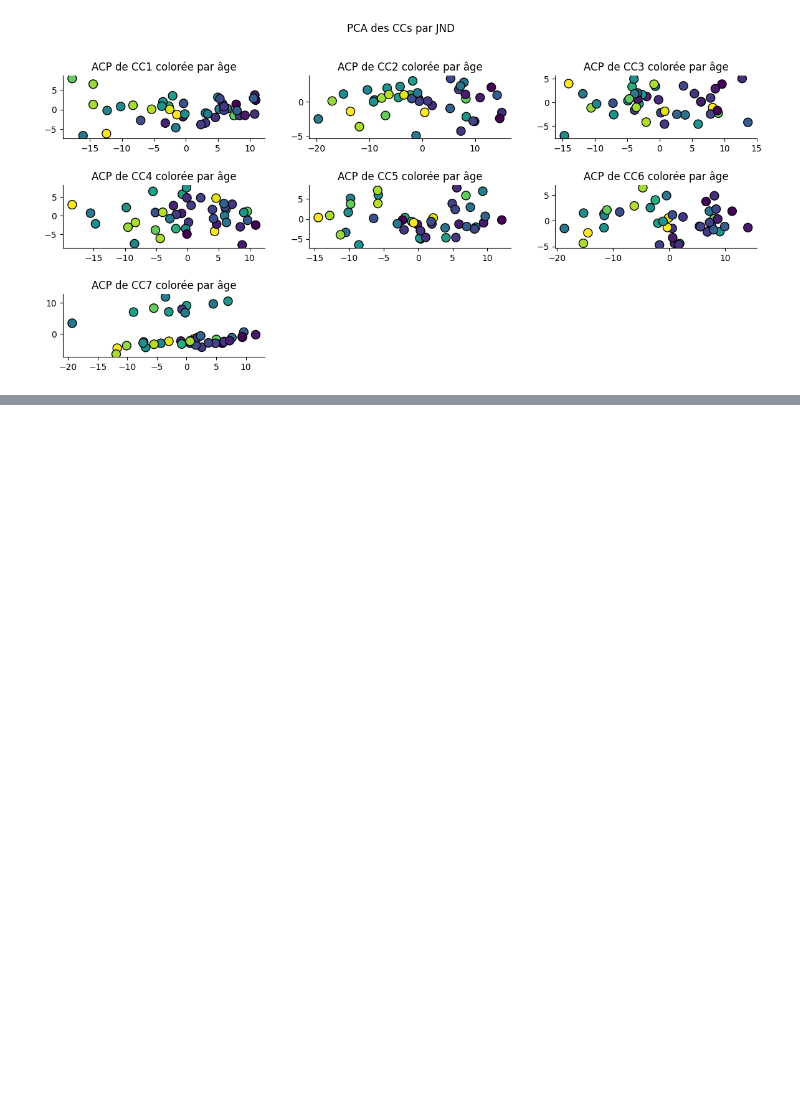
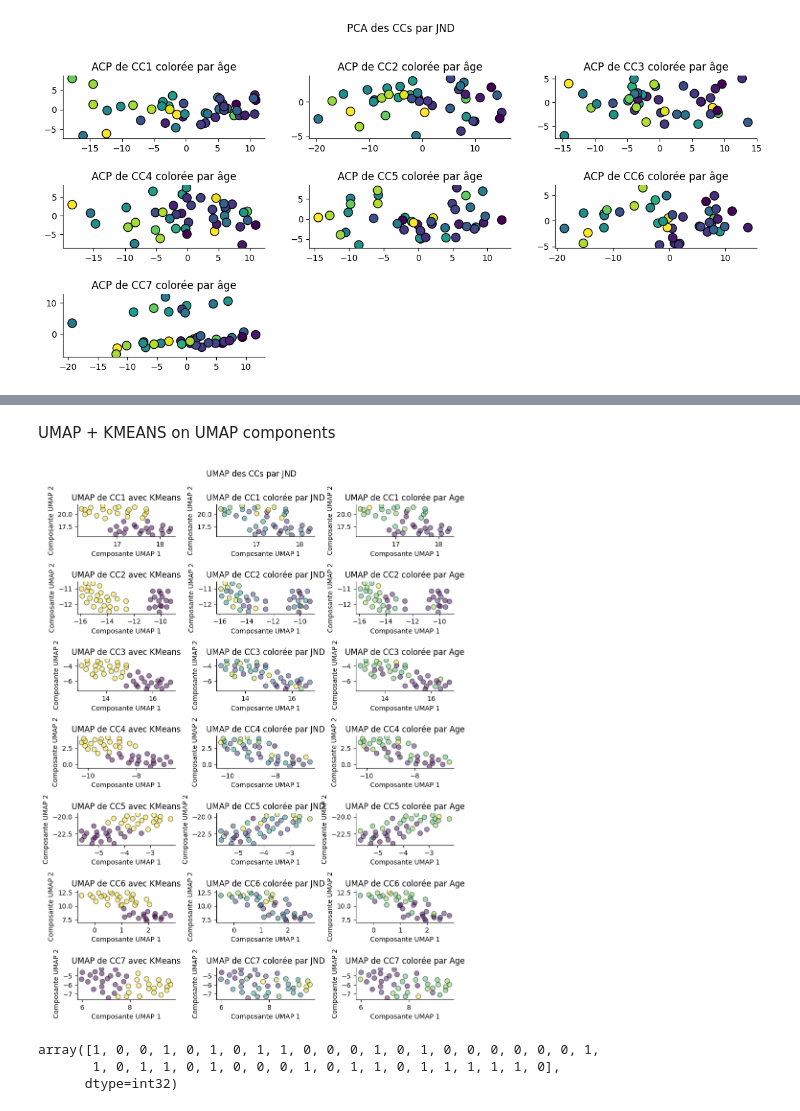
Before and after one commit to nicolascatz/CRPN_DTI_AGING_DPAKNC, a Jupyter notebook: scripts/DTI_Aging_FeatSelect_and_votingRegressor_251213_NC.ipynb, the cells around one changed output, grey strips where cells are left out. Drawn from its saved outputs; the diff is of its cells as text; code cells hidden in the pictures; blank space fills up the shorter version.

```diff
--- a/scripts/DTI_Aging_FeatSelect_and_votingRegressor_251213_NC.ipynb
+++ b/scripts/DTI_Aging_FeatSelect_and_votingRegressor_251213_NC.ipynb
@@ -718,0 +716,63 @@ plt.tight_layout(pad=2.0  )
+# %% [markdown]
+UMAP + KMEANS on UMAP components
+# %%
+from sklearn.cluster import KMeans
+import umap
+import matplotlib.pyplot as plt
+
+
+
+
+
+# Réduction à 2 dimensions avec UMAP
+reducer = umap.UMAP(random_state=42)
+
+fig, ax = plt.subplots(7, 3, figsize=(9,12))
+
+for cc in range(7):
+
+    X = pd.DataFrame(DTI[:,:,cc])
+
+    scaler = StandardScaler()
+    X_scaled = scaler.fit_transform(X)
+
+    X_umap = reducer.fit_transform(X_scaled)
+
+    kmeans = KMeans(n_clusters=2, random_state=42)
+    kmeans.fit(X_umap)
+    labels = kmeans.labels_
+
+    # Visualisation
+    ax[cc,0].scatter(X_umap[:, 0], X_umap[:, 1], s=50, alpha=0.5,c=labels, edgecolor='k')
+    ax[cc,0].set_xlabel('Composante UMAP 1')
+    ax[cc,0].set_ylabel('Composante UMAP 2')
+    ax[cc,0].spines['top'].set_visible(False)
+    ax[cc,0].spines['right'].set_visible(False)
+    ax[cc,0].set_title(f'UMAP de CC{cc+1} avec KMeans')
+
+    # Visualisation
+    ax[cc,1].scatter(X_umap[:, 0], X_umap[:, 1], s=50, alpha=0.5,c=jnd, edgecolor='k')
+    ax[cc,1].set_xlabel('Composante UMAP 1')
+    ax[cc,1].set_ylabel('Composante UMAP 2')
+    ax[cc,1].set_title(f'UMAP de CC{cc+1} colorée par JND')
+    ax[cc,1].spines['top'].set_visible(False)
+    ax[cc,1].spines['right'].set_visible(False)
+
+    # Visualisation
+    ax[cc,2].scatter(X_umap[:, 0], X_umap[:, 1], s=50, alpha=0.5,c=age, edgecolor='k')
+    ax[cc,2].set_xlabel('Composante UMAP 1')
+    ax[cc,2].set_ylabel('Composante UMAP 2')
+    ax[cc,2].set_title(f'UMAP de CC{cc+1} colorée par Age')
+    ax[cc,2].spines['top'].set_visible(False)
+    ax[cc,2].spines['right'].set_visible(False)
+
+fig.suptitle('UMAP des CCs par JND')
+plt.tight_layout(pad=2.0  )
+plt.show()
+
+y
+# %% [output]
+[figure, added]
+array([1, 0, 0, 1, 0, 1, 0, 1, 1, 0, 0, 0, 1, 0, 1, 0, 0, 0, 0, 0, 0, 1,
+       1, 0, 1, 1, 0, 1, 0, 0, 0, 1, 0, 1, 1, 0, 1, 1, 1, 1, 1, 0],
+      dtype=int32)
```
Also changed, not shown: parts of 11 cells of this notebook.
